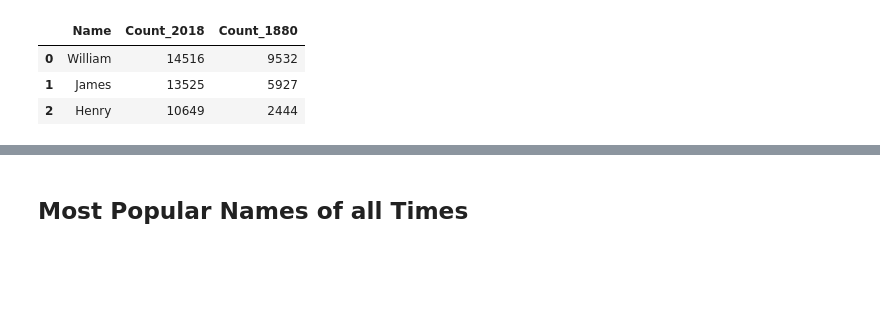
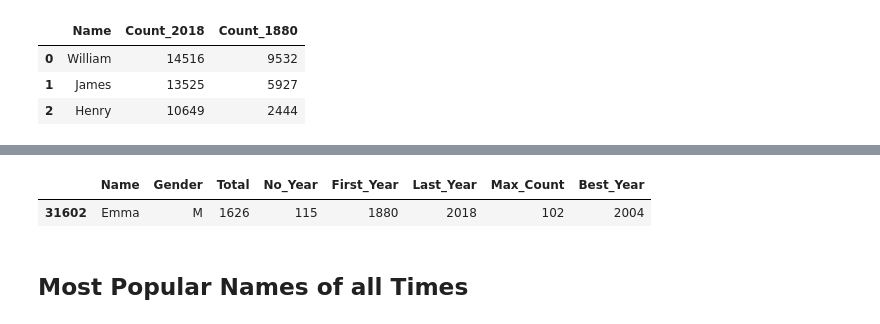
Before and after one commit to HunterKane/Explanatory-Data-Analysis-Advanced-Visuallization-, a Jupyter notebook: Project_07_Explanatory_Babies.ipynb, the cells around one changed output, grey strips where cells are left out. Drawn from its saved outputs; the diff is of its cells as text; code cells hidden in the pictures; blank space fills up the shorter version.

```diff
--- a/Project_07_Explanatory_Babies.ipynb
+++ b/Project_07_Explanatory_Babies.ipynb
@@ -283,3 +418,9 @@ agg[(agg.Name == "Mary") & (agg.Gender == "M")]
+# %%
+#Choose a name to see what years are the best / explore unisex names
+agg[(agg.Name == "Emma") & (agg.Gender == "M")]
+# %% [output]
+|  | Name | Gender | Total | No_Year | First_Year | Last_Year | Max_Count | Best_Year |
+| 31602 | Emma | M | 1626 | 115 | 1880 | 2018 | 102 | 2004 |
 # %% [markdown]
 ## Most Popular Names of all Times
 # %%
```
Also changed, not shown: parts of 22 cells of this notebook.
